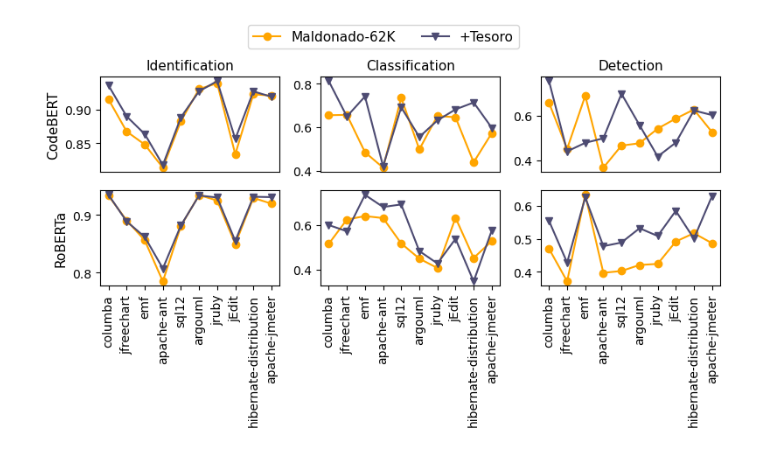
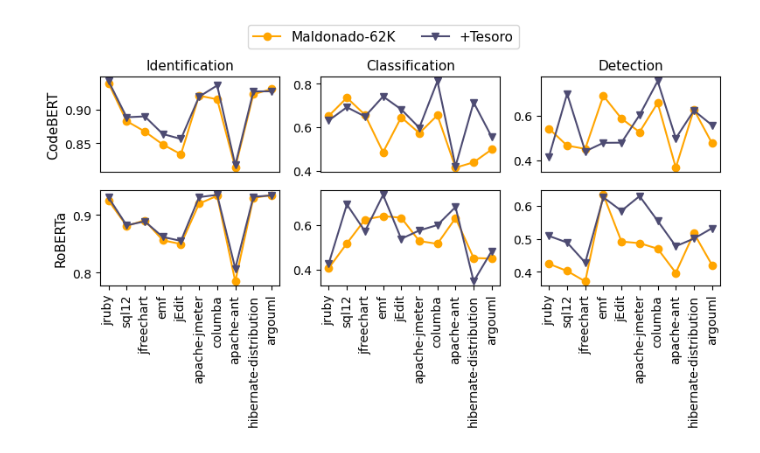
Before and after one commit to NamCyan/tesoro, a Jupyter notebook: vizualization/RQ1.ipynb, the cells around one changed output. Drawn from its saved outputs; the diff is of its cells as text; code cells hidden in the pictures.

```diff
--- a/vizualization/RQ1.ipynb
+++ b/vizualization/RQ1.ipynb
@@ -12,8 +12,7 @@ method_names = ["CodeBERT", "RoBERTa"]
 scenarios = ["identification", "classification", "detection"]
 # %%
 def read_rs(folder):
-    projects = []
-    f1 = []
+    results = {}
     for proj in os.listdir(folder):
         if proj.startswith(("summary", "tesoro")):
             continue
@@ -24,34 +23,42 @@ def read_rs(folder):
             proj_name = "-".join(proj.split("-")[:-1])
         else:
             proj_name = proj
-        projects.append(proj_name)
+        results[proj_name] = rs["macro_f1"]
         # projects.append(proj)
-        f1.append(rs["macro_f1"])
+
+
+    projects = ['jruby', 'sql12', 'jfreechart', 'emf', 'jEdit', 'apache-jmeter', 'columba', 'apache-ant', 'hibernate-distribution', 'argouml']
+    f1 = []
+    for prj in projects:
+        f1.append(results[prj])
+
+
     return projects, f1
 # %%
 fig, axs = plt.subplots(2,3, figsize=(8,4.5))
+
 for mid, method in enumerate(methods):
 
     for sid, scenario in enumerate(scenarios):
         ori_rs = read_rs(os.path.join(src_dir, ori_name.format(method, scenario)))
         tesoro_rs = read_rs(os.path.join(src_dir, tesoro_name.format(method, scenario)))
         axs[mid][sid].plot(ori_rs[0], ori_rs[1], color='orange', marker='o', label="Maldonado-62K")
         axs[mid][sid].plot(tesoro_rs[0], tesoro_rs[1], color='#4d4b72', marker='v', label="+Tesoro")
 
         if mid == 0:
             axs[mid][sid].set_xticks([])
             axs[mid][sid].set_title(scenario.capitalize(),fontsize=11)
         else:
-            axs[mid][sid].set_xticklabels(ori_rs[0], rotation=90, fontsize=10)
+            axs[mid][sid].set_xticklabels(xlabel, rotation=90, fontsize=10)
 
         if sid == 0:
             axs[mid][sid].set_ylabel(method_names[mid],fontsize=11)
 
 handles, labels = axs[0][0].get_legend_handles_labels()
 fig.legend(handles, labels, loc='upper center', ncol=2, bbox_to_anchor=[0.5, 1.07], fontsize= 11)
 
 plt.tight_layout()
 # plt.show()
 plt.savefig('figs/rq1_projects.pdf', bbox_inches='tight')
 # %% [output]
-[figure, old version]
+[figure, new version]
```
Also changed, not shown: 1 other file.
